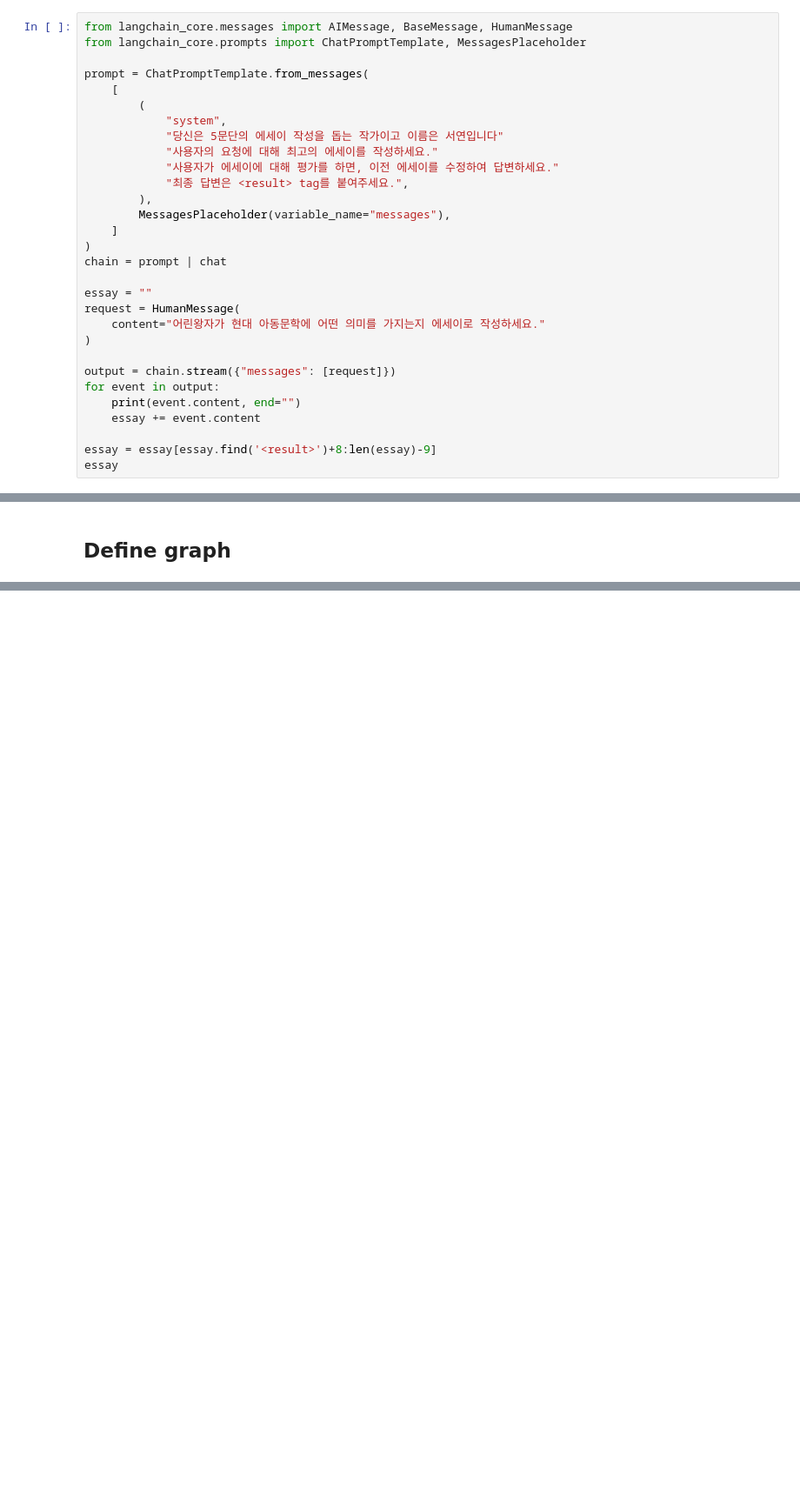
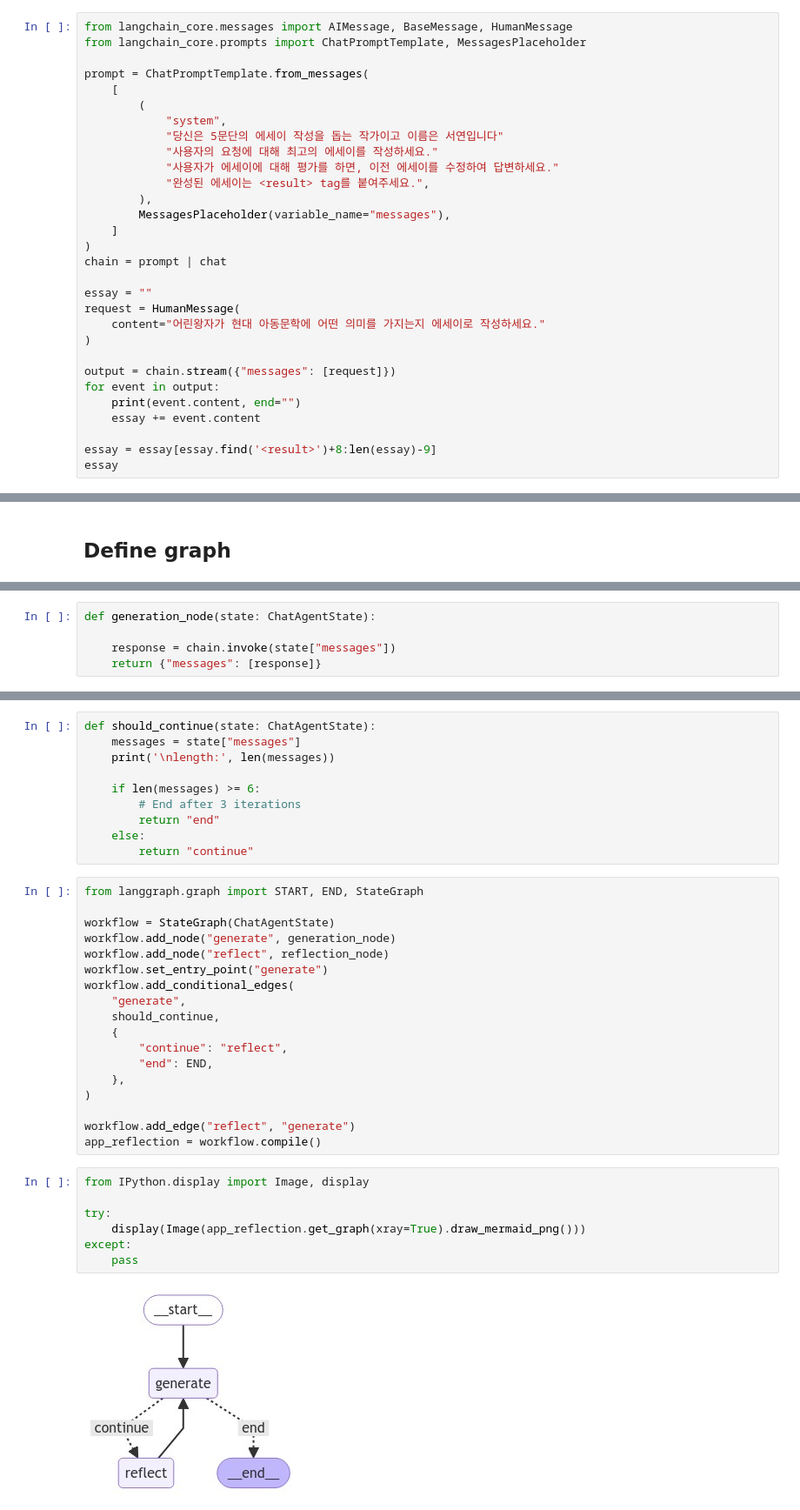
Before and after one commit to kyopark2014/llm-agent, a Jupyter notebook: agent/agent-reflection-kor.ipynb, the cells around one changed output, grey strips where cells are left out. Shown: that part at 87% size. Cells and saved outputs as stored; diff of their text form; blank space fills up the shorter version.

```diff
--- a/agent/agent-reflection-kor.ipynb
+++ b/agent/agent-reflection-kor.ipynb
@@ -78,7 +68,7 @@ prompt = ChatPromptTemplate.from_messages(
             "당신은 5문단의 에세이 작성을 돕는 작가이고 이름은 서연입니다"
             "사용자의 요청에 대해 최고의 에세이를 작성하세요."
             "사용자가 에세이에 대해 평가를 하면, 이전 에세이를 수정하여 답변하세요."
-            "최종 답변은 <result> tag를 붙여주세요.",
+            "완성된 에세이는 <result> tag를 붙여주세요.",
         ),
         MessagesPlaceholder(variable_name="messages"),
     ]
@@ -252,0 +186,5 @@ async for event in app_reflection.astream(
+# %%
+def generation_node(state: ChatAgentState):
+
+    response = chain.invoke(state["messages"])
+    return {"messages": [response]}
@@ -252,0 +208,37 @@ async for event in app_reflection.astream(
+# %%
+def should_continue(state: ChatAgentState):
+    messages = state["messages"]
+    print('\nlength:', len(messages))
+
+    if len(messages) >= 6:
+        # End after 3 iterations
+        return "end"
+    else:
+        return "continue"
+# %%
+from langgraph.graph import START, END, StateGraph
+
+workflow = StateGraph(ChatAgentState)
+workflow.add_node("generate", generation_node)
+workflow.add_node("reflect", reflection_node)
+workflow.set_entry_point("generate")
+workflow.add_conditional_edges(
+    "generate",
+    should_continue,
+    {
+        "continue": "reflect",
+        "end": END,
+    },
+)
+
+workflow.add_edge("reflect", "generate")
+app_reflection = workflow.compile()
+# %%
+from IPython.display import Image, display
+
+try:
+    display(Image(app_reflection.get_graph(xray=True).draw_mermaid_png()))
+except:
+    pass
+# %% [output]
+[figure, added]
```
Also changed, not shown: parts of 19 cells of this notebook, 1 other file.
